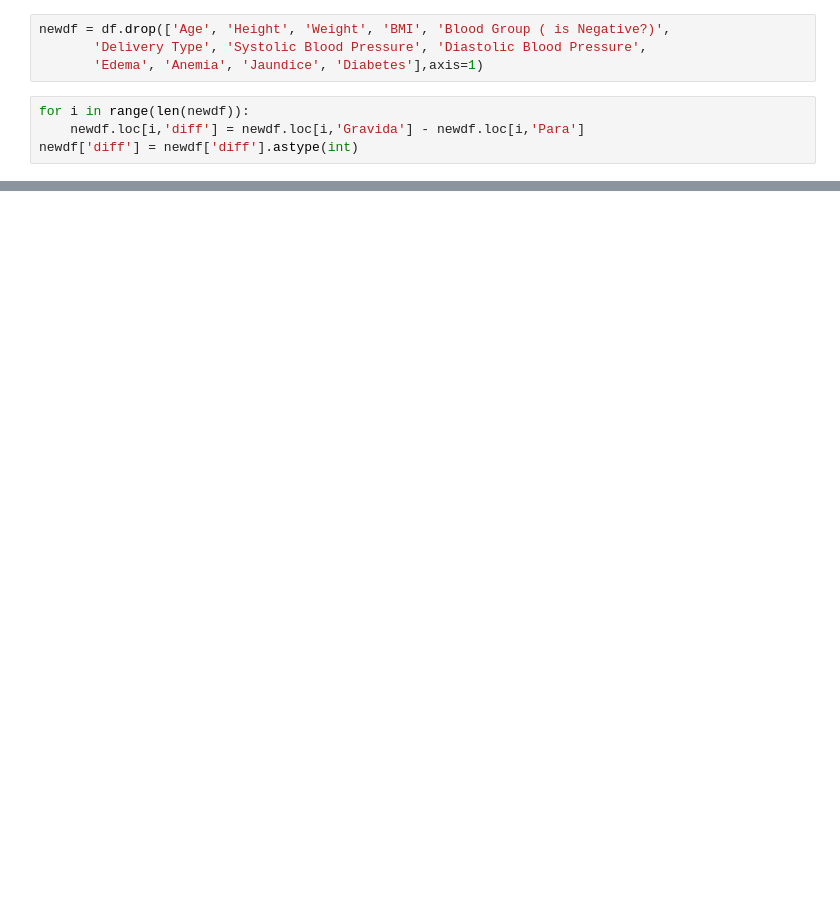
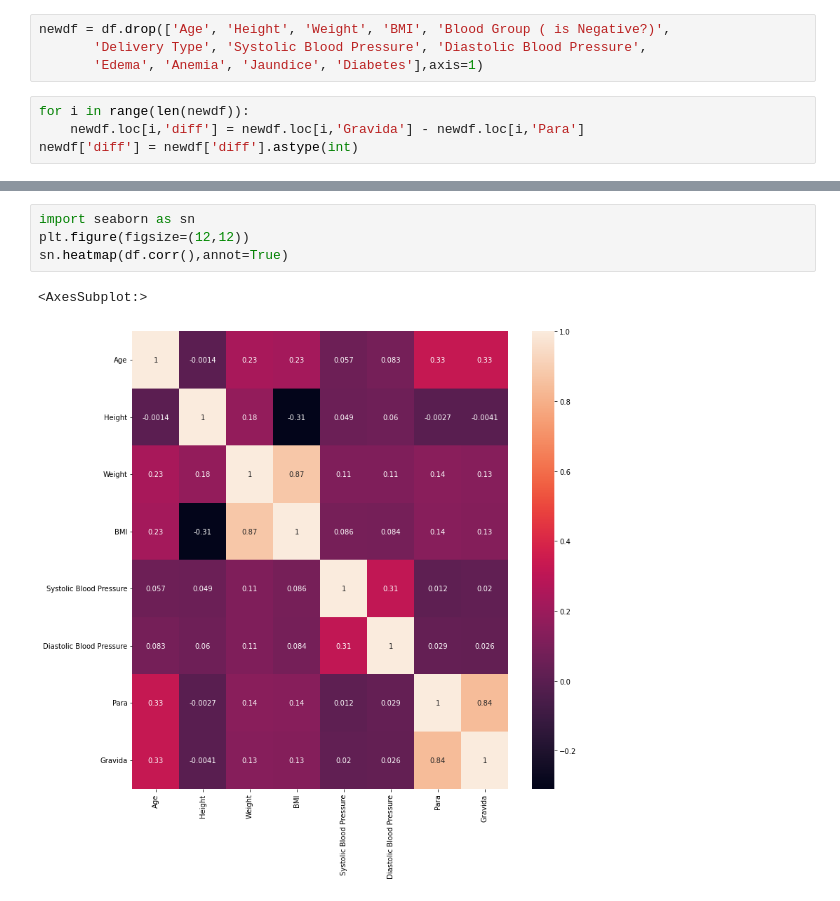
Before and after one commit to MonaemKhan/Mechine-Learning-Practice, a Jupyter notebook: Project Jupeter Notebook/Pregnency Pragtice/work/Data Analysis.ipynb, the cells around one changed output, grey strips where cells are left out. Drawn from its saved outputs; the diff is of its cells as text; blank space fills up the shorter version.

```diff
--- a/Project Jupeter Notebook/Pregnency Pragtice/work/Data Analysis.ipynb
+++ b/Project Jupeter Notebook/Pregnency Pragtice/work/Data Analysis.ipynb
@@ -118,0 +198,7 @@ plt.show()
+# %%
+import seaborn as sn
+plt.figure(figsize=(12,12))
+sn.heatmap(df.corr(),annot=True)
+# %% [output]
+<AxesSubplot:>
+[figure, added]
```
Also changed, not shown: parts of 22 cells of this notebook, 27 other files.
